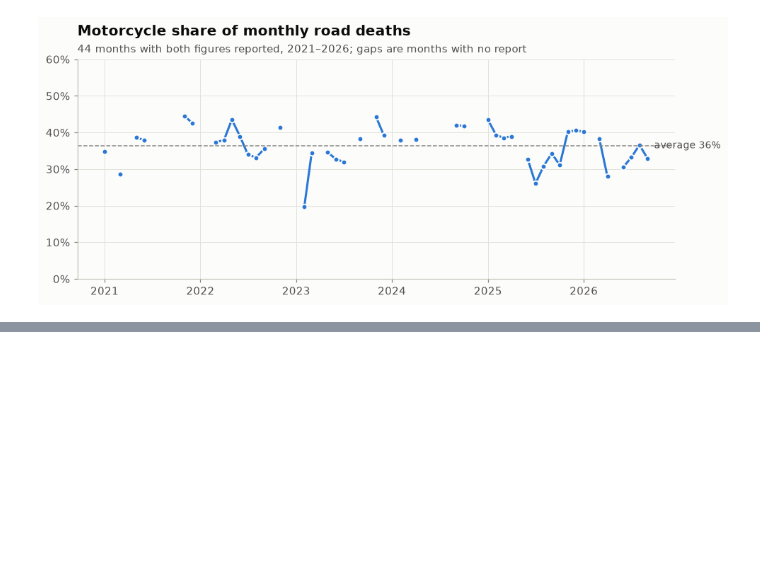
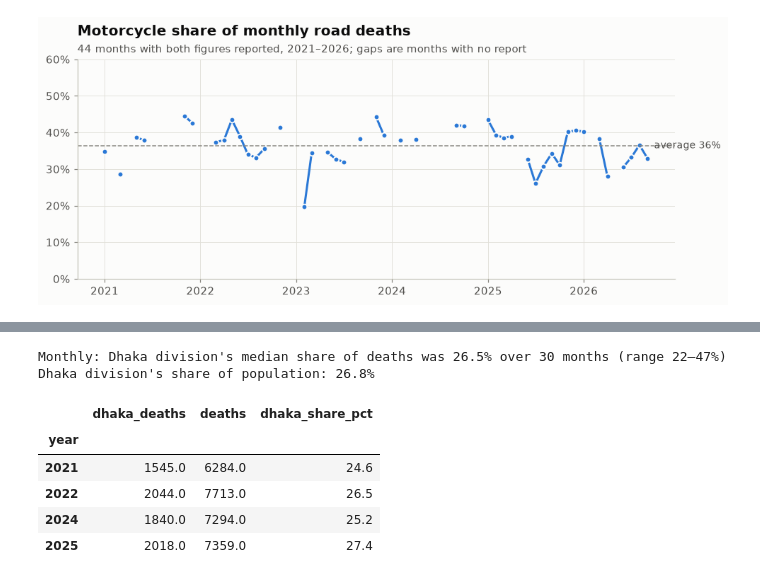
Before and after one commit to MehrazRumman/BD-Road-Accident, a Jupyter notebook: notebooks/02_analysis.ipynb, the cells around one changed output, grey strips where cells are left out. Saved outputs shown, nothing was run; the diff lists cells and outputs as text; code cells hidden in the pictures; blank space fills up the shorter version.

```diff
--- a/notebooks/02_analysis.ipynb
+++ b/notebooks/02_analysis.ipynb
@@ -268,0 +381,24 @@ year
+# %%
+dhaka_year = (
+    division[(division["division"] == "Dhaka") & (division["period_type"] == "year") & (division["measure"] == "deaths")]
+    .set_index("year")["value"].rename("dhaka_deaths").to_frame()
+    .join(full_years.set_index("year")["deaths"])
+)
+dhaka_year["dhaka_share_pct"] = (100 * dhaka_year["dhaka_deaths"] / dhaka_year["deaths"]).round(1)
+
+dhaka_m = counts[(counts["division"] == "Dhaka")].dropna(subset=["deaths"]).merge(
+    monthly[["year", "month", "deaths"]].rename(columns={"deaths": "total"}), on=["year", "month"]).dropna(subset=["total"])
+dhaka_m["share_pct"] = 100 * dhaka_m["deaths"] / dhaka_m["total"]
+print(f"Monthly: Dhaka division's median share of deaths was {dhaka_m['share_pct'].median():.1f}% "
+      f"over {len(dhaka_m)} months (range {dhaka_m['share_pct'].min():.0f}–{dhaka_m['share_pct'].max():.0f}%)")
+print(f"Dhaka division's share of population: {div_table.loc['Dhaka', 'population_share_pct']:.1f}%")
+dhaka_year
+# %% [output]
+Monthly: Dhaka division's median share of deaths was 26.5% over 30 months (range 22–47%)
+Dhaka division's share of population: 26.8%
+|  | dhaka_deaths | deaths | dhaka_share_pct |
+| year |  |  |  |
+| 2021 | 1545.0 | 6284.0 | 24.6 |
+| 2022 | 2044.0 | 7713.0 | 26.5 |
+| 2024 | 1840.0 | 7294.0 | 25.2 |
+| 2025 | 2018.0 | 7359.0 | 27.4 |
```
Also changed, not shown: parts of 7 cells of this notebook, 2 other files.
